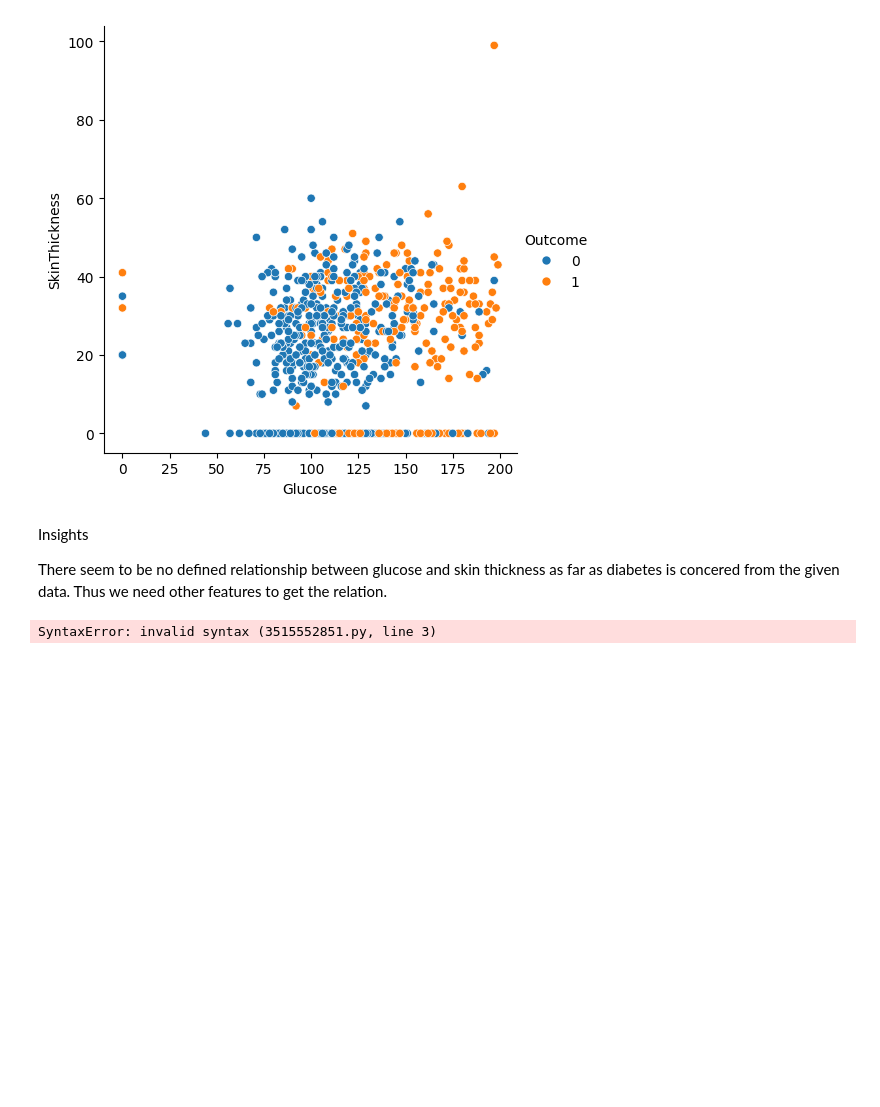
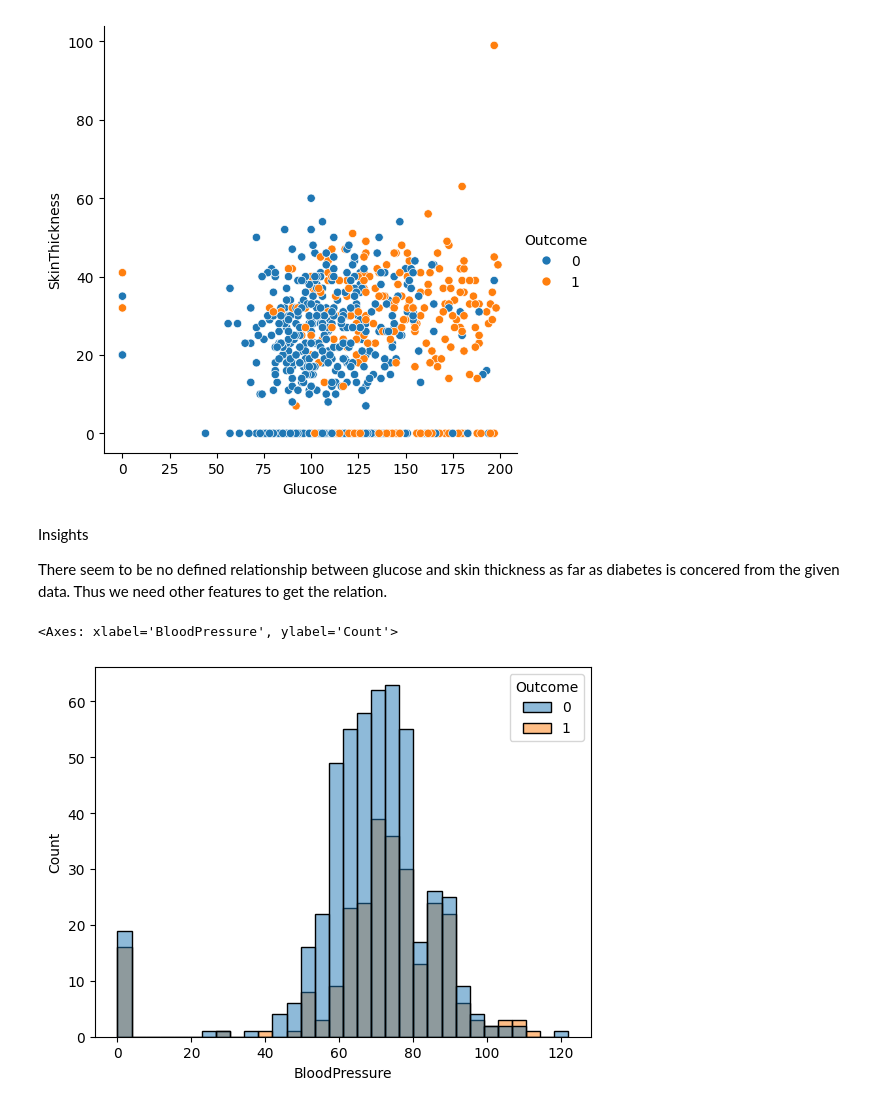
Before and after one commit to Aditya190704/Supervised_Learning_Practice, a Jupyter notebook: Logistic Regression/Diabetes_Prediction.ipynb, the cells around one changed output. Cells and saved outputs as stored; diff of their text form; code cells hidden in the pictures; blank space fills up the shorter version.

```diff
--- a/Logistic Regression/Diabetes_Prediction.ipynb
+++ b/Logistic Regression/Diabetes_Prediction.ipynb
@@ -288,8 +288,9 @@ Insights
 
 There seem to be no defined relationship between glucose and skin thickness as far as diabetes is concered from the given data. Thus we need other features to get the relation.
 # %%
-Insights
+## Analyze relationship between BloodPressure and Outcome
 
-There seem to be no defined relationship between glucose and skin thickness as far as diabetes is concered from the given data. Thus we need other features to get the relation.
+sns.histplot(x='BloodPressure',hue='Outcome',data=data)
 # %% [output]
-SyntaxError: invalid syntax (3515552851.py, line 3)
+<Axes: xlabel='BloodPressure', ylabel='Count'>
+[figure, added]
```
Also changed, not shown: parts of 6 cells of this notebook.
